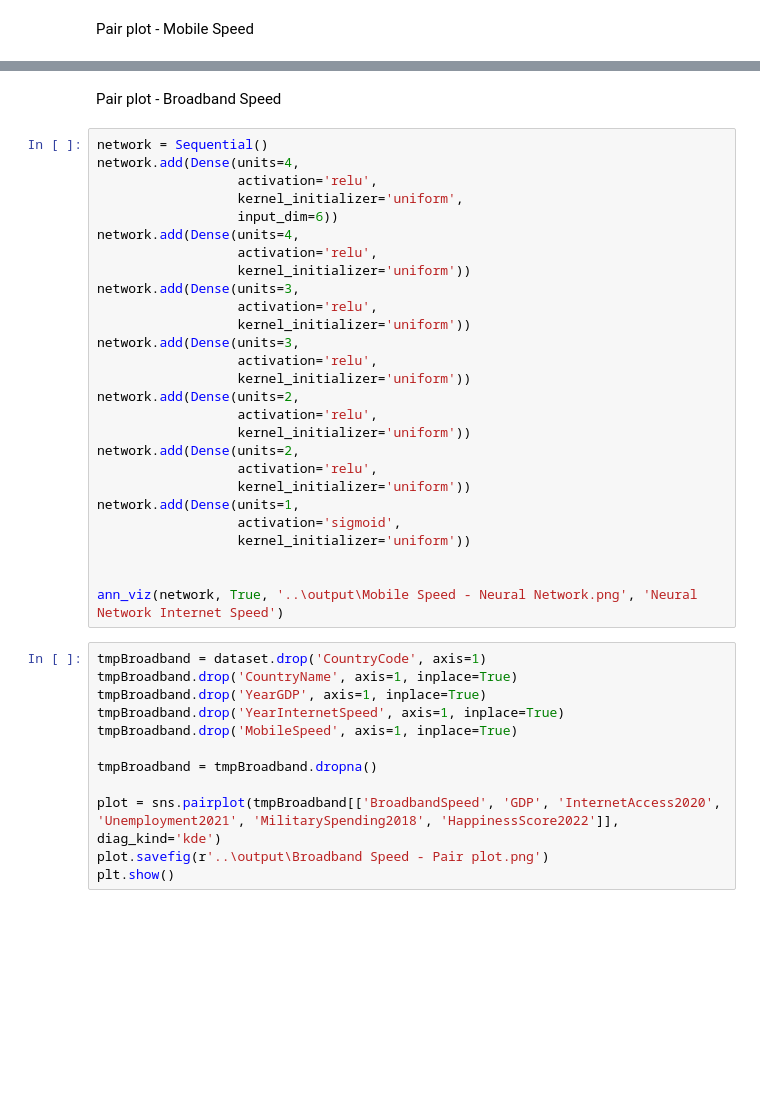
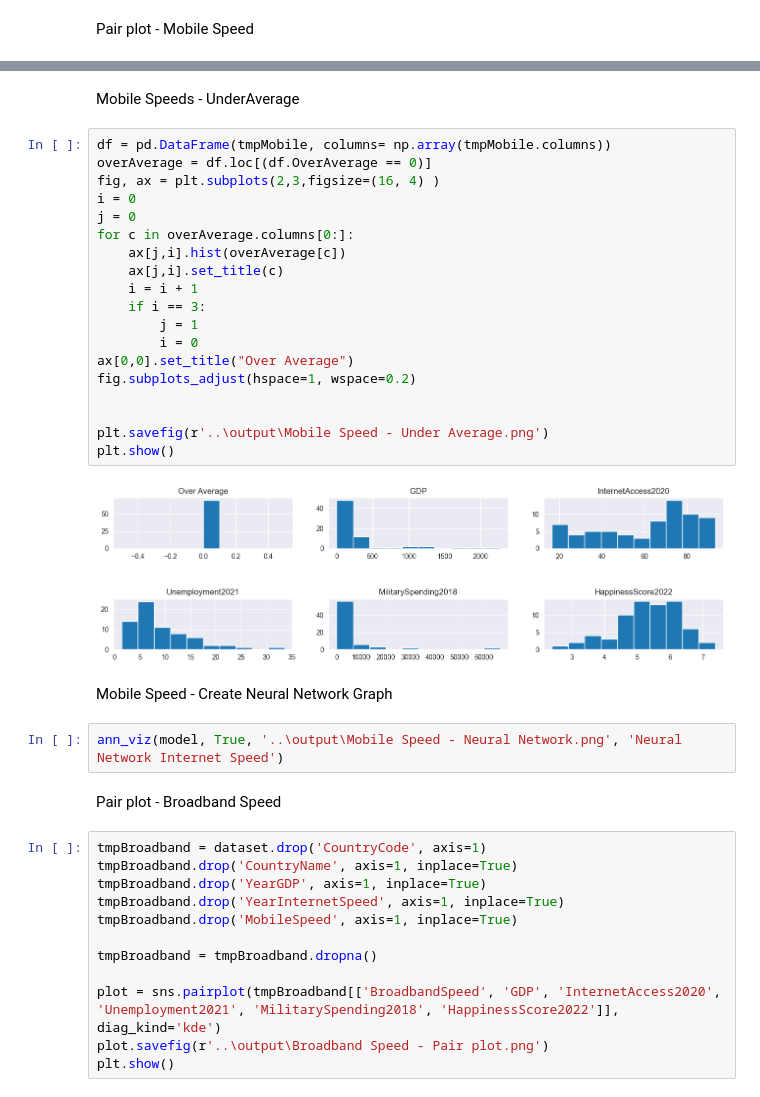
Before and after one commit to Gr4ph1xZ/DataAnalysisAndMachineLearningInternetSpeed, a Jupyter notebook: python/notebook.ipynb, the cells around one changed output, grey strips where cells are left out. Cells and saved outputs as stored; diff of their text form; blank space fills up the shorter version.

```diff
--- a/python/notebook.ipynb
+++ b/python/notebook.ipynb
@@ -398,32 +479,32 @@ Neural Network - MobileSpeed
+# %% [markdown]
+Mobile Speeds - UnderAverage
+# %%
+df = pd.DataFrame(tmpMobile, columns= np.array(tmpMobile.columns))
+overAverage = df.loc[(df.OverAverage == 0)]
+fig, ax = plt.subplots(2,3,figsize=(16, 4) )
+i = 0
+j = 0
+for c in overAverage.columns[0:]:
+    ax[j,i].hist(overAverage[c])
+    ax[j,i].set_title(c)
+    i = i + 1
+    if i == 3:
+        j = 1
+        i = 0
+ax[0,0].set_title("Over Average")
+fig.subplots_adjust(hspace=1, wspace=0.2)
+
+
+plt.savefig(r'..\output\Mobile Speed - Under Average.png')
+plt.show()
+# %% [output]
+[figure, added]
+# %% [markdown]
+Mobile Speed - Create Neural Network Graph
+# %%
+ann_viz(model, True, '..\output\Mobile Speed - Neural Network.png', 'Neural Network Internet Speed')
 # %% [markdown]
 Pair plot - Broadband Speed
-# %%
-network = Sequential()
-network.add(Dense(units=4,
-                  activation='relu',
-                  kernel_initializer='uniform',
-                  input_dim=6))
-network.add(Dense(units=4,
-                  activation='relu',
-                  kernel_initializer='uniform'))
-network.add(Dense(units=3,
-                  activation='relu',
-                  kernel_initializer='uniform'))
-network.add(Dense(units=3,
-                  activation='relu',
-                  kernel_initializer='uniform'))
-network.add(Dense(units=2,
-                  activation='relu',
-                  kernel_initializer='uniform'))
-network.add(Dense(units=2,
-                  activation='relu',
-                  kernel_initializer='uniform'))
-network.add(Dense(units=1,
-                  activation='sigmoid',
-                  kernel_initializer='uniform'))
-
-
-ann_viz(network, True, '..\output\Mobile Speed - Neural Network.png', 'Neural Network Internet Speed')
 # %%
 tmpBroadband = dataset.drop('CountryCode', axis=1)
 tmpBroadband.drop('CountryName', axis=1, inplace=True)
```
Also changed, not shown: parts of 16 cells of this notebook.
